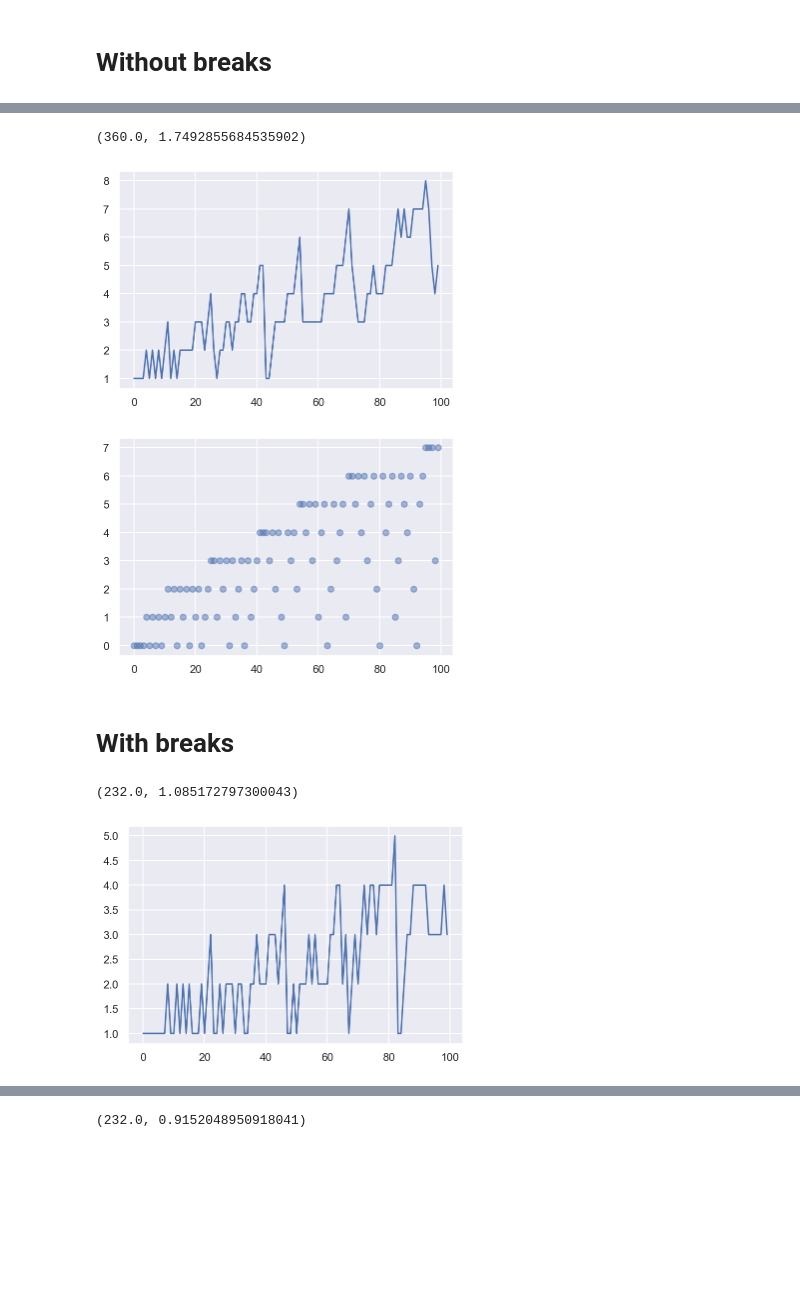
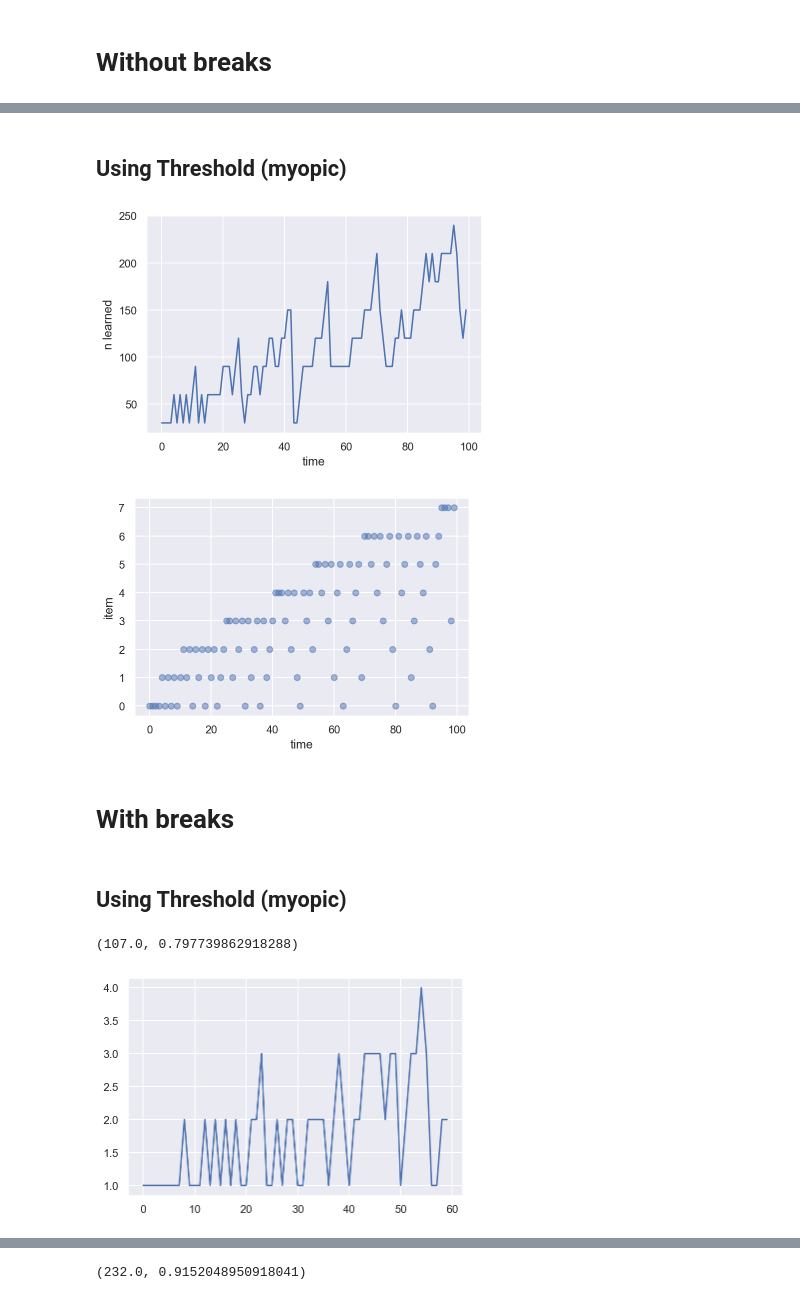
Before and after one commit to AurelienNioche/ActiveTeachingCollaborative, a Jupyter notebook: planning/using-a2c/using-a2c.ipynb, the cells around one changed output, grey strips where cells are left out. Saved outputs shown, nothing was run; the diff lists cells and outputs as text; code cells hidden in the pictures; blank space fills up the shorter version.

```diff
--- a/planning/using-a2c/using-a2c.ipynb
+++ b/planning/using-a2c/using-a2c.ipynb
@@ -11,9 +11,10 @@ import gym
 from a2c.a2c import A2C
 from a2c.callback import ProgressBarCallback
 
+from baseline_policies.threshold import Threshold
+
 from environments.continuous_teaching import ContinuousTeaching
-
-sns.set()
+from environments.discontinuous_teaching import DiscontinuousTeaching
 # %%
 %config InlineBackend.figure_format = "retina"
 sns.set()
@@ -72,24 +78,0 @@ plt.scatter(np.arange(env.t_max), actions, alpha=0.5);
-# %%
-class Threshold:
-    def __init__(self, tau, n_item):
-        self.tau = tau
-        self.n_item = n_item
-
-    def act(self, obs):
-        if obs.shape[0] % 2 == 0:
-            obs = obs.reshape((obs.shape[0]//2, 2))
-        else:
-            obs = obs[:-1].reshape(((obs.shape[0] - 1)//2, 2))
-        p_rec = obs[:, 0]
-
-        view_under_thr = (0 < p_rec) * (p_rec <= self.tau)
-        if np.count_nonzero(view_under_thr) > 0:
-            items = np.arange(self.n_item)
-            selec = items[view_under_thr]
-            action = selec[np.argmin(p_rec[view_under_thr])]
-        else:
-            n_seen = np.count_nonzero(p_rec)
-            max_item = self.n_item - 1
-            action = np.min((n_seen, max_item))
-
-        return action
@@ -96,6 +83,8 @@ class Threshold:
+# %% [markdown]
+## Using Threshold (myopic)
 # %%
 obs = env.reset()
-policy = Threshold(tau=0.9, n_item=env.n_item)
+policy = Threshold(env=env, tau=0.9)
 rewards = []
 actions = []
 while True:
@@ -110,12 +97,18 @@ rewards = np.array(rewards)*env.n_item
 # %%
-plt.plot(rewards)
-np.sum(rewards), np.std(rewards)
+n_learned = np.array(rewards)*env.n_item
+
+fig, ax = plt.subplots()
+ax.plot(n_learned)
+ax.set_xlabel("time")
+ax.set_ylabel("n learned");
 # %% [output]
-(360.0, 1.7492855684535902)
-[figure, old version]
+[figure, new version]
 # %%
-plt.scatter(np.arange(env.t_max), actions, alpha=0.5);
+fig, ax = plt.subplots()
+ax.scatter(np.arange(env.t_max), actions, alpha=0.5)
+ax.set_xlabel("time")
+ax.set_ylabel("item");
 # %% [output]
-[figure, old version]
+[figure, new version]
 # %% [markdown]
 # With breaks
@@ -187,2 +119,4 @@ env = DiscontinuousTeaching(t_max=100, alpha=0.2, beta=0.1, tau=0.9, n_break=5,
+# %% [markdown]
+## Using Threshold (myopic)
 # %%
 obs = env.reset()
@@ -199,9 +133,13 @@ while True:
 # %%
 rewards = np.array(rewards)*env.n_item
 # %%
-plt.plot(rewards)
-np.sum(rewards), np.std(rewards)
+n_learned = np.array(rewards)*env.n_item
+
+fig, ax = plt.subplots()
+ax.plot(n_learned)
+ax.set_xlabel("time")
+ax.set_ylabel("n learned");
 # %% [output]
-(232.0, 1.085172797300043)
+(107.0, 0.797739862918288)
-[figure, old version]
+[figure, new version]
 # %%
```
Also changed, not shown: parts of 22 cells of this notebook, 11 other files.
